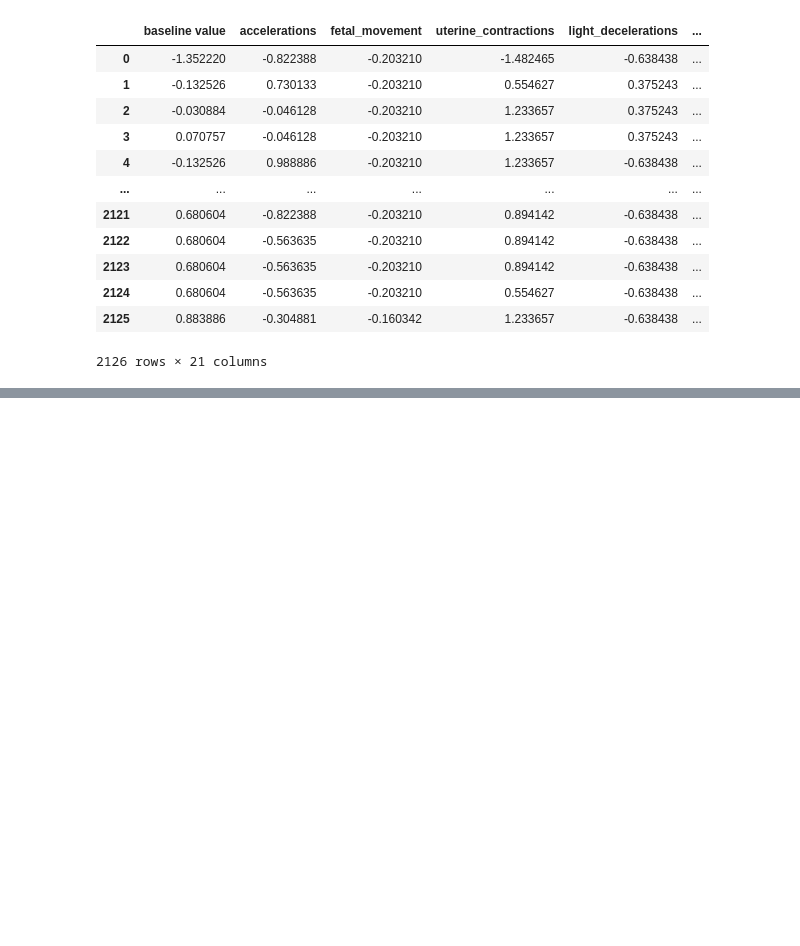
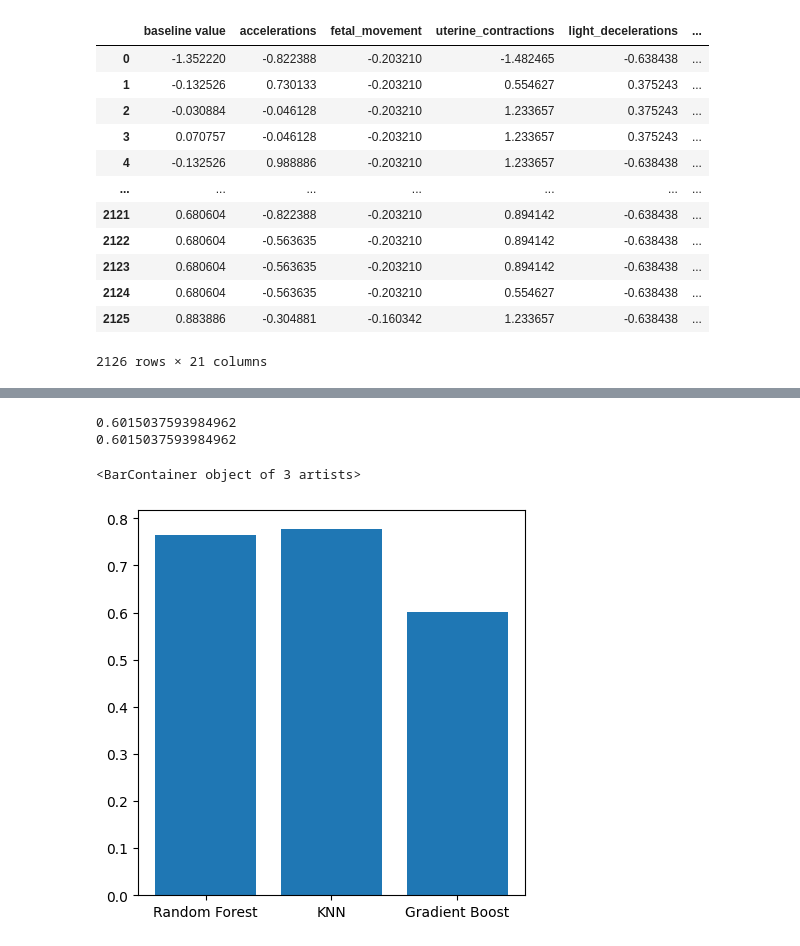
Before and after one commit to magdarogalska/CIS4496_Gitlab, a Jupyter notebook: FetalHealthClass.ipynb, the cells around one changed output, grey strips where cells are left out. Cells and saved outputs as stored; diff of their text form; code cells hidden in the pictures; blank space fills up the shorter version.

```diff
--- a/FetalHealthClass.ipynb
+++ b/FetalHealthClass.ipynb
@@ -112,0 +140,6 @@ rf = RandomForestClassifier(random_state=42)
+# %%
+from sklearn.neighbors import KNeighborsClassifier
+knn = KNeighborsClassifier(n_neighbors=6)
+knn.fit(train_X, train_y)
+knn_pred = knn.predict(test_X)
+knn_pred
@@ -112,0 +164,5 @@ rf = RandomForestClassifier(random_state=42)
+# %%
+f1_knn = f1_score(test_y, knn_pred, average='micro')
+print(f1_knn)
+acc_knn = accuracy_score(test_y, knn_pred)
+print(acc_knn)
@@ -112,0 +172,7 @@ rf = RandomForestClassifier(random_state=42)
+# %%
+from sklearn.ensemble import GradientBoostingClassifier
+
+gbc = GradientBoostingClassifier()
+gbc.fit(train_X, train_y)
+gbc_pred = gbc.predict(test_X)
+gbc_pred
@@ -112,0 +197,16 @@ rf = RandomForestClassifier(random_state=42)
+# %%
+f1_gbc = f1_score(test_y, gbc_pred, average='micro')
+print(f1_gbc)
+acc_gbc = accuracy_score(test_y, gbc_pred)
+print(acc_gbc)
+# %% [output]
+0.6015037593984962
+0.6015037593984962
+# %%
+plt.figure(figsize=(5,5))
+labels = ['Random Forest', 'KNN', 'Gradient Boost']
+acc = [f1_rf, f1_knn, f1_gbc]
+plt.bar(labels, acc)
+# %% [output]
+<BarContainer object of 3 artists>
+[figure, added]
```
Also changed, not shown: parts of 16 cells of this notebook.
